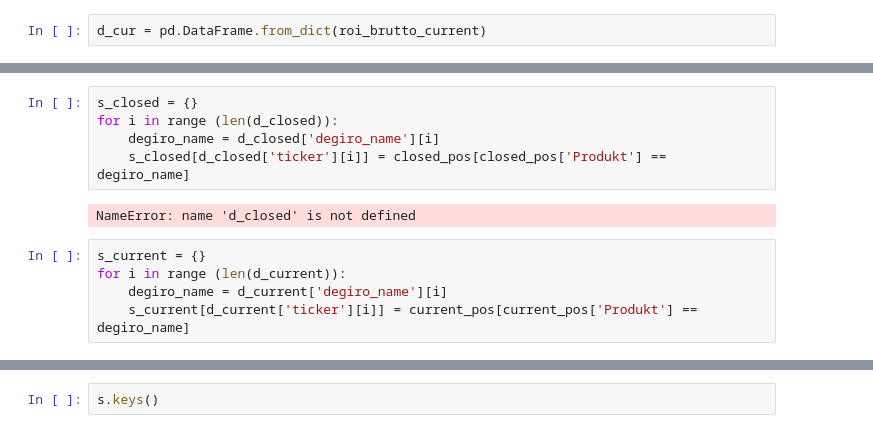
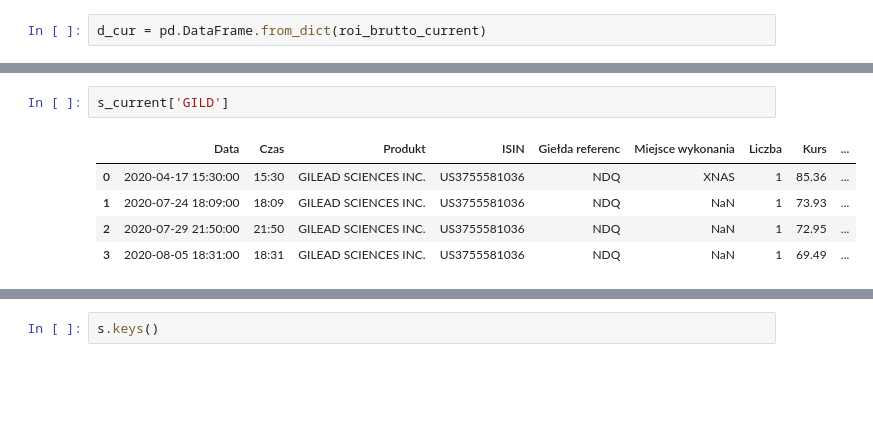
Before and after one commit to panteleria/Portfolio_Performance, a Jupyter notebook: Portfolio_perfomance.ipynb, the cells around one changed output, grey strips where cells are left out. Saved outputs shown, nothing was run; the diff lists cells and outputs as text; blank space fills up the shorter version.

```diff
--- a/Portfolio_perfomance.ipynb
+++ b/Portfolio_perfomance.ipynb
@@ -489,15 +381,11 @@ NameError: name 's_closed' is not defined
-# %%
-s_closed = {}
-for i in range (len(d_closed)):
-    degiro_name = d_closed['degiro_name'][i]
-    s_closed[d_closed['ticker'][i]] = closed_pos[closed_pos['Produkt'] == degiro_name]
-# %% [output]
-NameError: name 'd_closed' is not defined
-# %%
-s_current = {}
-for i in range (len(d_current)):
-    degiro_name = d_current['degiro_name'][i]
-    s_current[d_current['ticker'][i]] = current_pos[current_pos['Produkt'] == degiro_name]
+# %%
+s_current['GILD']
+# %% [output]
+|  | Data | Czas | Produkt | ISIN | Giełda referenc | Miejsce wykonania | Liczba | Kurs | ... |
+| 0 | 2020-04-17 15:30:00 | 15:30 | GILEAD SCIENCES INC. | US3755581036 | NDQ | XNAS | 1 | 85.36 | ... |
+| 1 | 2020-07-24 18:09:00 | 18:09 | GILEAD SCIENCES INC. | US3755581036 | NDQ | NaN | 1 | 73.93 | ... |
+| 2 | 2020-07-29 21:50:00 | 21:50 | GILEAD SCIENCES INC. | US3755581036 | NDQ | NaN | 1 | 72.95 | ... |
+| 3 | 2020-08-05 18:31:00 | 18:31 | GILEAD SCIENCES INC. | US3755581036 | NDQ | NaN | 1 | 69.49 | ... |
 # %%
 s = {}
 l = len(d_closed) + len(d_current)
```
Also changed, not shown: parts of 27 cells of this notebook.
